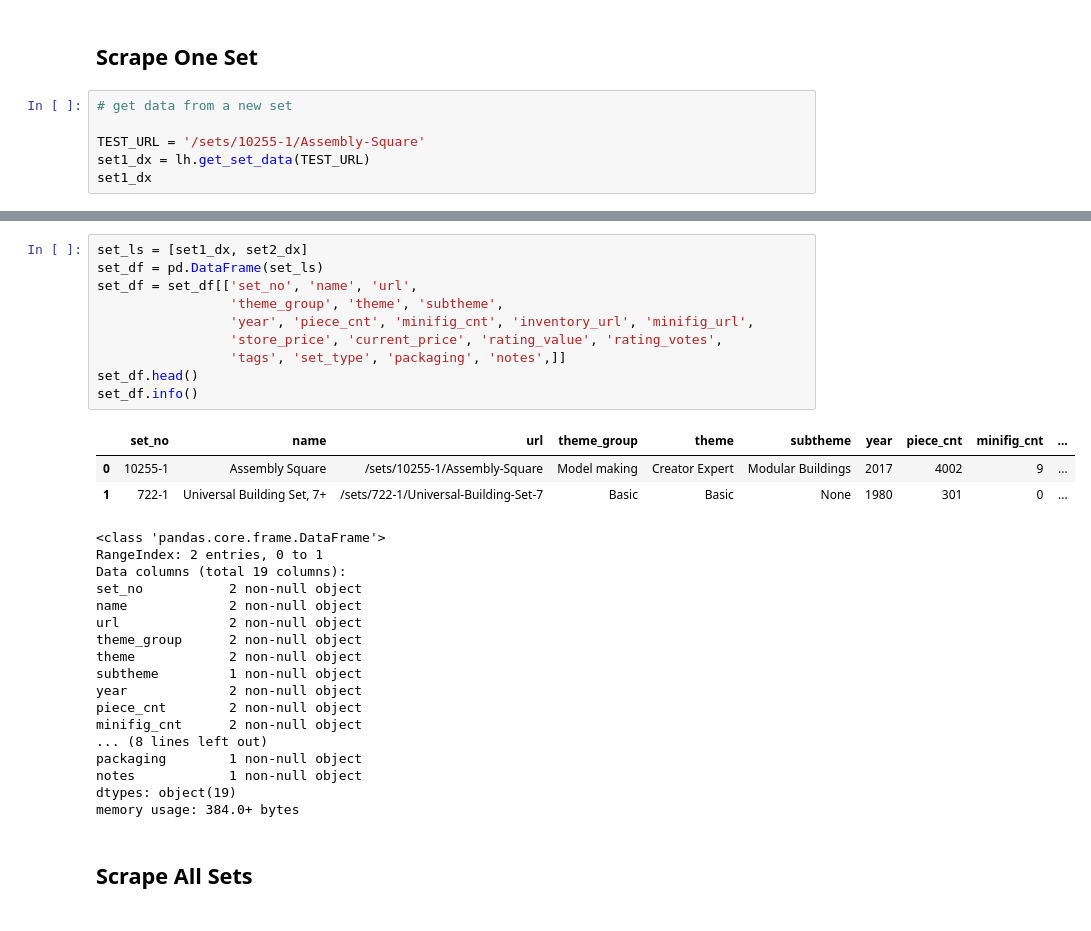
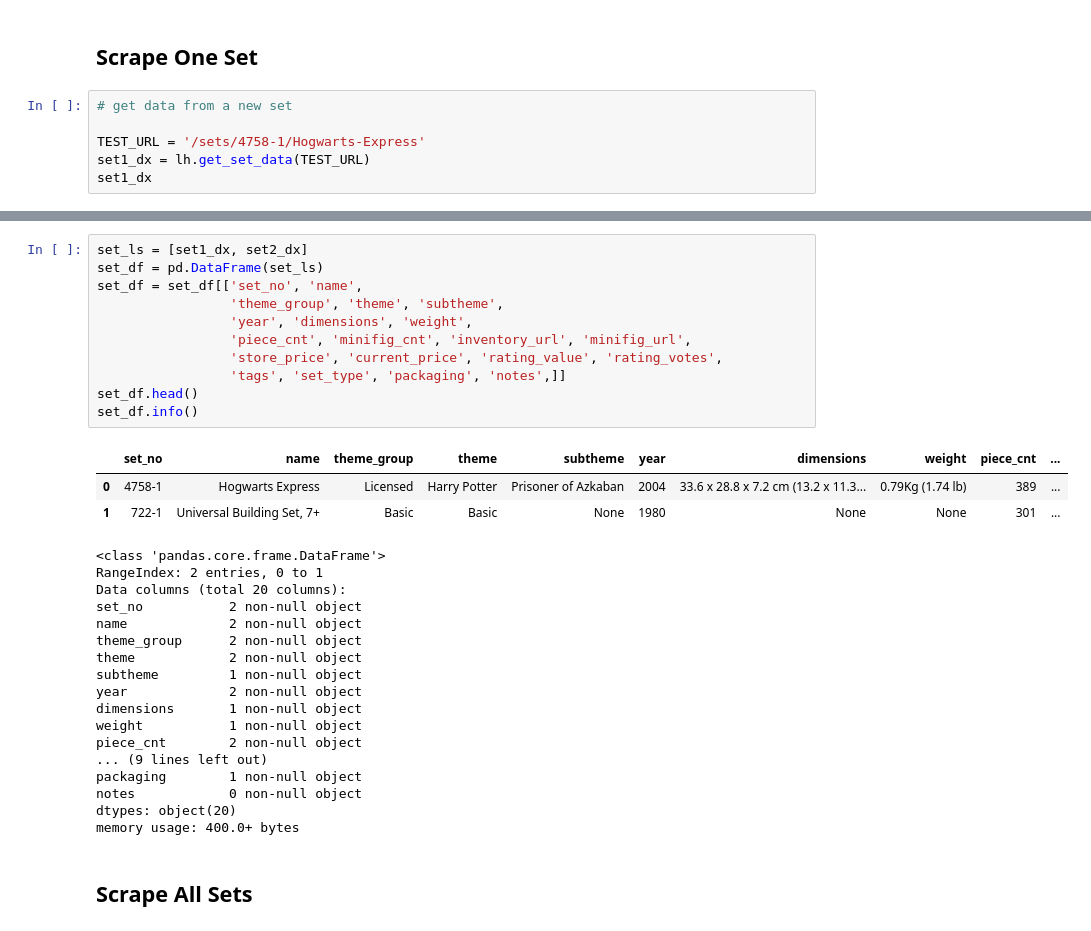
Before and after one commit to NathanVenos/Classifying_LEGO_Value_Retention, a Jupyter notebook: scrape/brickset_set_raw.ipynb, the cells around one changed output, grey strips where cells are left out. Saved outputs shown, nothing was run; the diff lists cells and outputs as text.

```diff
--- a/scrape/brickset_set_raw.ipynb
+++ b/scrape/brickset_set_raw.ipynb
@@ -24,7 +24,7 @@ import lego_helper as lh
 # %%
 # get data from a new set
 
-TEST_URL = '/sets/10255-1/Assembly-Square'
+TEST_URL = '/sets/4758-1/Hogwarts-Express'
 set1_dx = lh.get_set_data(TEST_URL)
 set1_dx
 # %% [output]
@@ -76,34 +72,35 @@ set2_dx
 # %%
 set_ls = [set1_dx, set2_dx]
 set_df = pd.DataFrame(set_ls)
-set_df = set_df[['set_no', 'name', 'url',
+set_df = set_df[['set_no', 'name',
                  'theme_group', 'theme', 'subtheme',
-                 'year', 'piece_cnt', 'minifig_cnt', 'inventory_url', 'minifig_url',
+                 'year', 'dimensions', 'weight',
+                 'piece_cnt', 'minifig_cnt', 'inventory_url', 'minifig_url',
                  'store_price', 'current_price', 'rating_value', 'rating_votes',
                  'tags', 'set_type', 'packaging', 'notes',]]
 set_df.head()
 set_df.info()
 # %% [output]
-|  | set_no | name | url | theme_group | theme | subtheme | year | piece_cnt | minifig_cnt | ... |
-| 0 | 10255-1 | Assembly Square | /sets/10255-1/Assembly-Square | Model making | Creator Expert | Modular Buildings | 2017 | 4002 | 9 | ... |
-| 1 | 722-1 | Universal Building Set, 7+ | /sets/722-1/Universal-Building-Set-7 | Basic | Basic | None | 1980 | 301 | 0 | ... |
+|  | set_no | name | theme_group | theme | subtheme | year | dimensions | weight | piece_cnt | ... |
+| 0 | 4758-1 | Hogwarts Express | Licensed | Harry Potter | Prisoner of Azkaban | 2004 | 33.6 x 28.8 x 7.2 cm (13.2 x 11.3... | 0.79Kg (1.74 lb) | 389 | ... |
+| 1 | 722-1 | Universal Building Set, 7+ | Basic | Basic | None | 1980 | None | None | 301 | ... |
 <class 'pandas.core.frame.DataFrame'>
 RangeIndex: 2 entries, 0 to 1
-Data columns (total 19 columns):
+Data columns (total 20 columns):
 set_no           2 non-null object
 name             2 non-null object
-url              2 non-null object
 theme_group      2 non-null object
 theme            2 non-null object
 subtheme         1 non-null object
 year             2 non-null object
+dimensions       1 non-null object
+weight           1 non-null object
 piece_cnt        2 non-null object
-minifig_cnt      2 non-null object
-... (8 lines left out)
+... (9 lines left out)
 packaging        1 non-null object
-notes            1 non-null object
-dtypes: object(19)
-memory usage: 384.0+ bytes
+notes            0 non-null object
+dtypes: object(20)
+memory usage: 400.0+ bytes
 # %% [markdown]
 ## Scrape All Sets
 # %%
```
Also changed, not shown: parts of 18 cells of this notebook, 14 other files.
